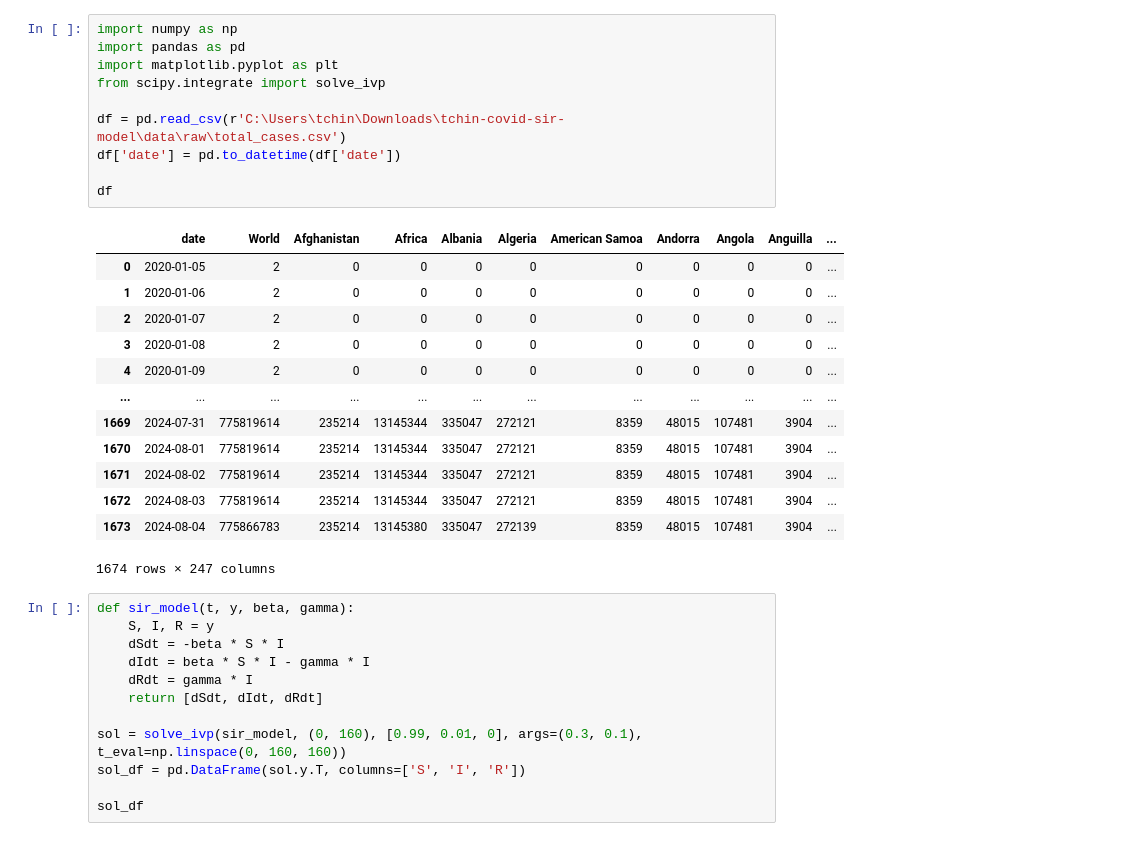
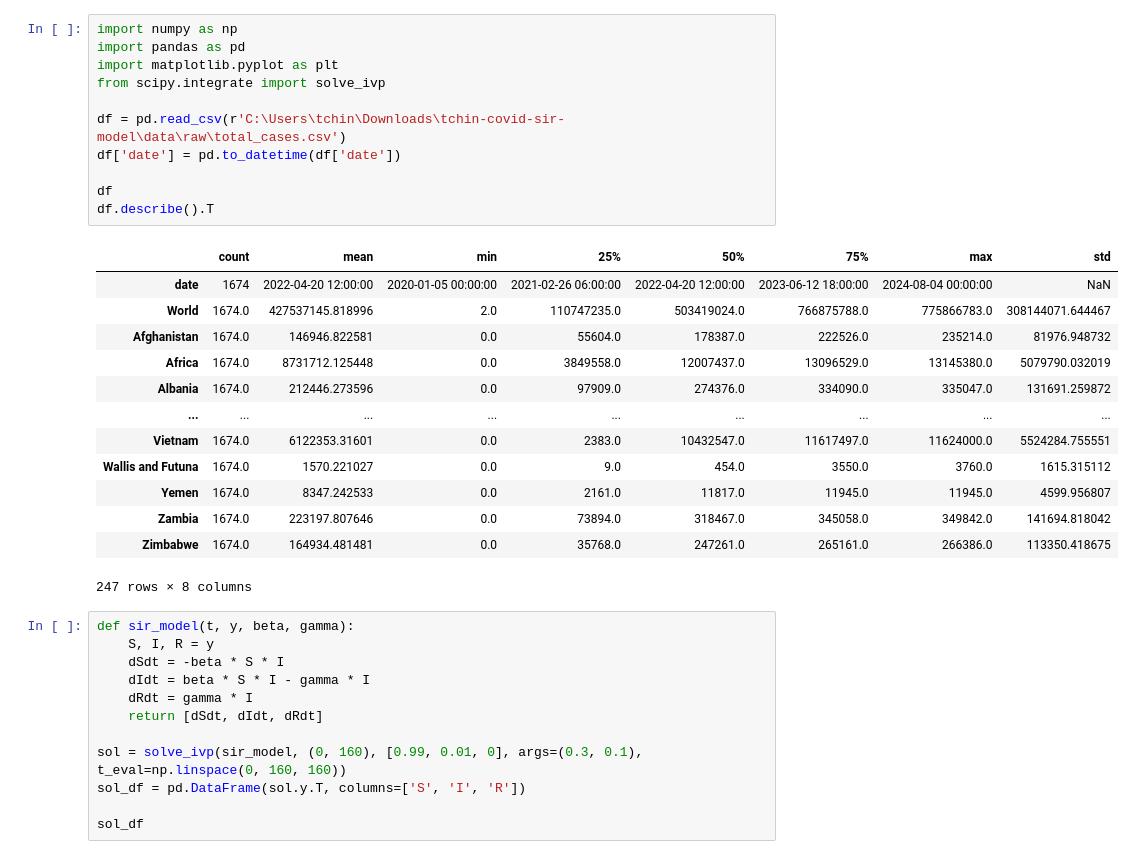
Before and after one commit to troyc03/tchin-covid-sir-model, a Jupyter notebook: notebooks/sir_model.ipynb, the cells around one changed output. Drawn from its saved outputs; the diff is of its cells as text.

```diff
--- a/notebooks/sir_model.ipynb
+++ b/notebooks/sir_model.ipynb
@@ -1,27 +1,28 @@
 # %%
 import numpy as np
 import pandas as pd
 import matplotlib.pyplot as plt
 from scipy.integrate import solve_ivp
 
 df = pd.read_csv(r'C:\Users\tchin\Downloads\tchin-covid-sir-model\data\raw\total_cases.csv')
 df['date'] = pd.to_datetime(df['date'])
 
 df
+df.describe().T
 # %% [output]
-|  | date | World | Afghanistan | Africa | Albania | Algeria | American Samoa | Andorra | Angola | Anguilla | ... |
-| 0 | 2020-01-05 | 2 | 0 | 0 | 0 | 0 | 0 | 0 | 0 | 0 | ... |
-| 1 | 2020-01-06 | 2 | 0 | 0 | 0 | 0 | 0 | 0 | 0 | 0 | ... |
-| 2 | 2020-01-07 | 2 | 0 | 0 | 0 | 0 | 0 | 0 | 0 | 0 | ... |
-| 3 | 2020-01-08 | 2 | 0 | 0 | 0 | 0 | 0 | 0 | 0 | 0 | ... |
-| 4 | 2020-01-09 | 2 | 0 | 0 | 0 | 0 | 0 | 0 | 0 | 0 | ... |
-| ... | ... | ... | ... | ... | ... | ... | ... | ... | ... | ... | ... |
-| 1669 | 2024-07-31 | 775819614 | 235214 | 13145344 | 335047 | 272121 | 8359 | 48015 | 107481 | 3904 | ... |
-| 1670 | 2024-08-01 | 775819614 | 235214 | 13145344 | 335047 | 272121 | 8359 | 48015 | 107481 | 3904 | ... |
-| 1671 | 2024-08-02 | 775819614 | 235214 | 13145344 | 335047 | 272121 | 8359 | 48015 | 107481 | 3904 | ... |
-| 1672 | 2024-08-03 | 775819614 | 235214 | 13145344 | 335047 | 272121 | 8359 | 48015 | 107481 | 3904 | ... |
-| 1673 | 2024-08-04 | 775866783 | 235214 | 13145380 | 335047 | 272139 | 8359 | 48015 | 107481 | 3904 | ... |
+|  | count | mean | min | 25% | 50% | 75% | max | std |
+| date | 1674 | 2022-04-20 12:00:00 | 2020-01-05 00:00:00 | 2021-02-26 06:00:00 | 2022-04-20 12:00:00 | 2023-06-12 18:00:00 | 2024-08-04 00:00:00 | NaN |
+| World | 1674.0 | 427537145.818996 | 2.0 | 110747235.0 | 503419024.0 | 766875788.0 | 775866783.0 | 308144071.644467 |
+| Afghanistan | 1674.0 | 146946.822581 | 0.0 | 55604.0 | 178387.0 | 222526.0 | 235214.0 | 81976.948732 |
+| Africa | 1674.0 | 8731712.125448 | 0.0 | 3849558.0 | 12007437.0 | 13096529.0 | 13145380.0 | 5079790.032019 |
+| Albania | 1674.0 | 212446.273596 | 0.0 | 97909.0 | 274376.0 | 334090.0 | 335047.0 | 131691.259872 |
+| ... | ... | ... | ... | ... | ... | ... | ... | ... |
+| Vietnam | 1674.0 | 6122353.31601 | 0.0 | 2383.0 | 10432547.0 | 11617497.0 | 11624000.0 | 5524284.755551 |
+| Wallis and Futuna | 1674.0 | 1570.221027 | 0.0 | 9.0 | 454.0 | 3550.0 | 3760.0 | 1615.315112 |
+| Yemen | 1674.0 | 8347.242533 | 0.0 | 2161.0 | 11817.0 | 11945.0 | 11945.0 | 4599.956807 |
+| Zambia | 1674.0 | 223197.807646 | 0.0 | 73894.0 | 318467.0 | 345058.0 | 349842.0 | 141694.818042 |
+| Zimbabwe | 1674.0 | 164934.481481 | 0.0 | 35768.0 | 247261.0 | 265161.0 | 266386.0 | 113350.418675 |
-1674 rows × 247 columns
+247 rows × 8 columns
 # %%
 def sir_model(t, y, beta, gamma):
     S, I, R = y
```
Also changed, not shown: parts of 1 cell of this notebook, 6 other files.
